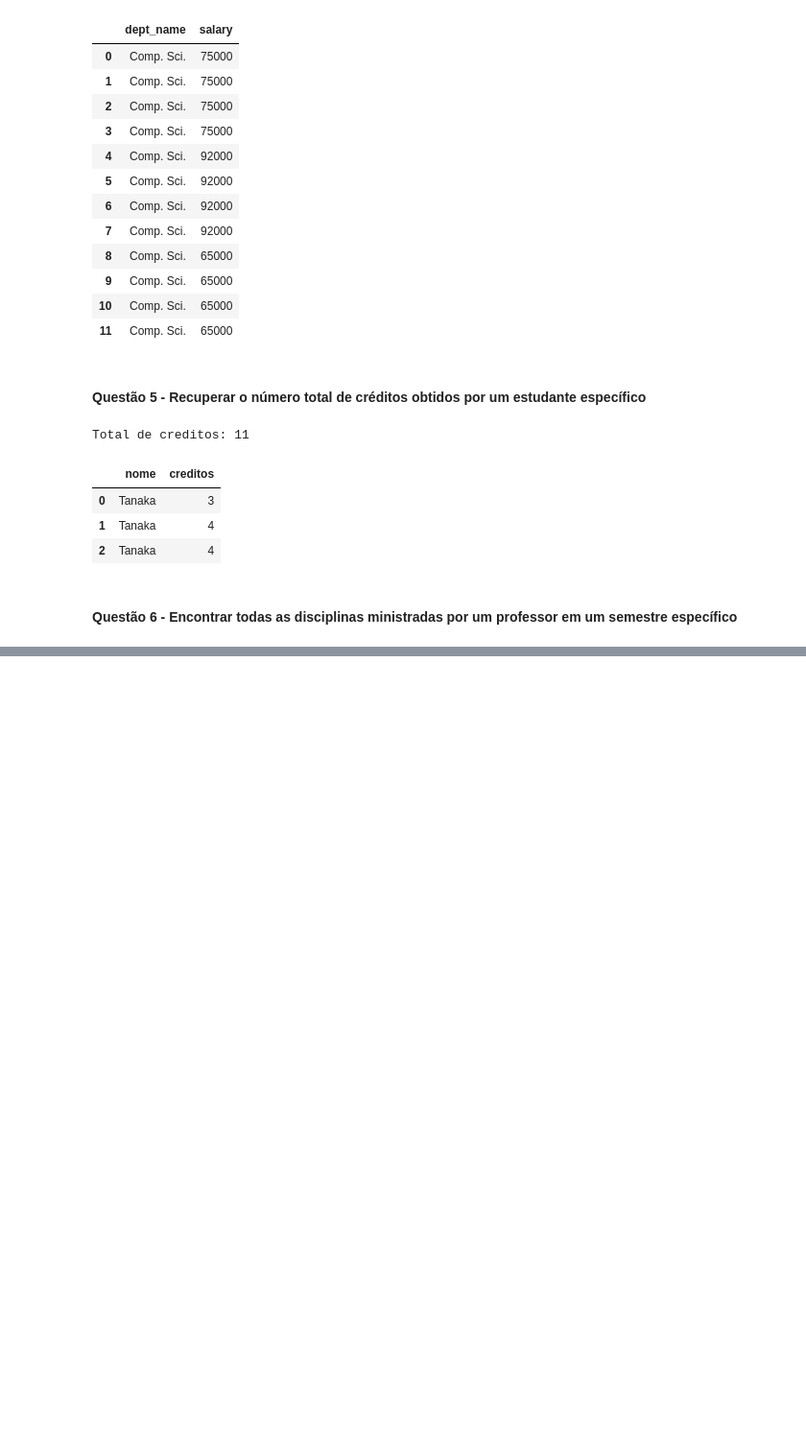
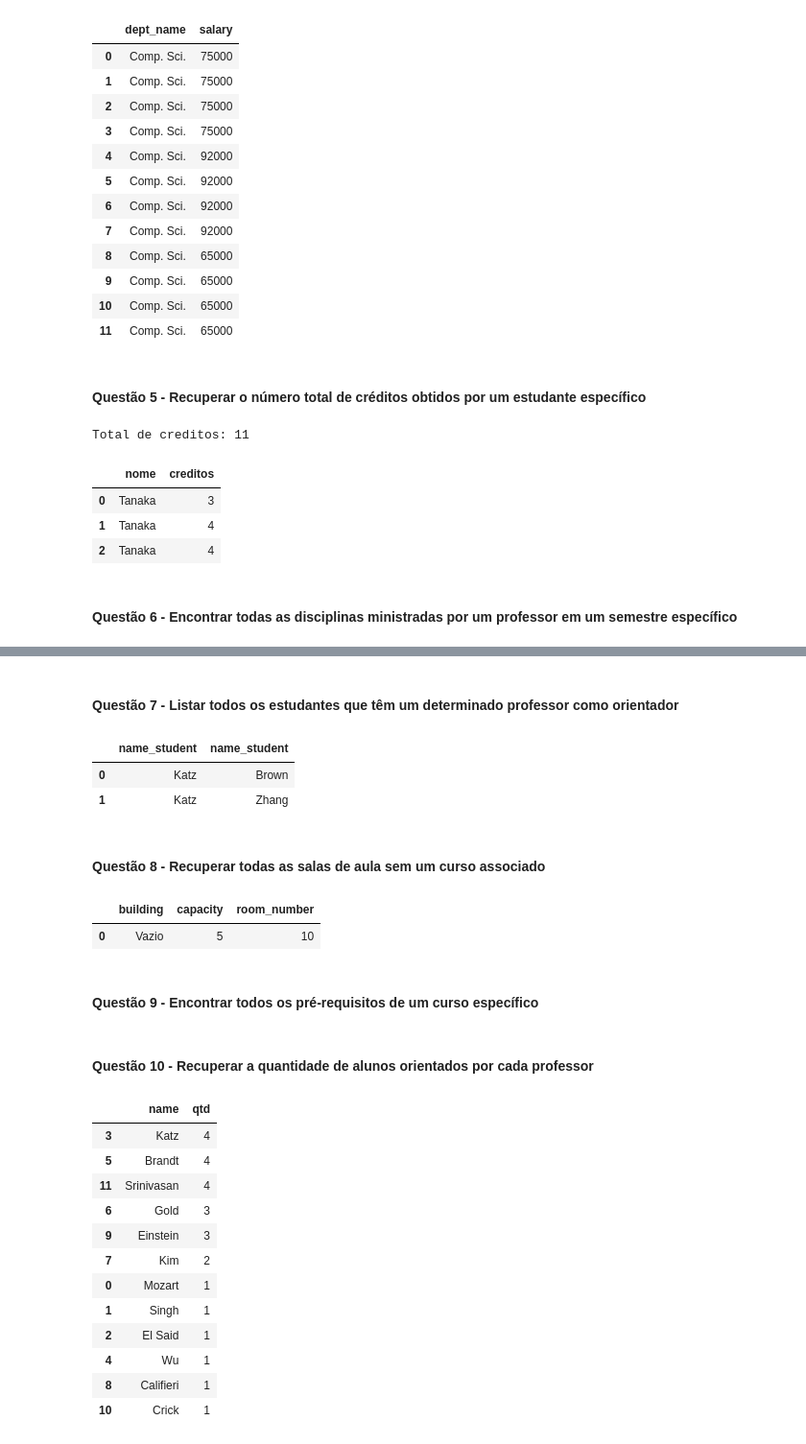
Before and after one commit to Massato01/BancoDeDadosAvancadoNoSQL, a Jupyter notebook: wide_column/main.ipynb, the cells around one changed output, grey strips where cells are left out. Shown: that part at 96% size. Cells and saved outputs as stored; diff of their text form; code cells hidden in the pictures; blank space fills up the shorter version.

```diff
--- a/wide_column/main.ipynb
+++ b/wide_column/main.ipynb
@@ -410 +550,75 @@ Total de creditos: 11
+# %% [markdown]
+#### Questão 7 - Listar todos os estudantes que têm um determinado professor como orientador
+# %%
+def orientador_aluno(instructor):
+    query = f"""
+    SELECT
+        name_instructor,
+        name_student
+    FROM
+        student_advisor
+    WHERE
+        name_instructor = '{instructor}'
+    ALLOW FILTERING;
+    """
+
+    students = session.execute(query)
+
+    df = pd.DataFrame(students, columns=['name_student', 'name_student'])
+
+    return df
+
+df = orientador_aluno('Katz')
+df
+# %% [output]
+|  | name_student | name_student |
+| 0 | Katz | Brown |
+| 1 | Katz | Zhang |
+# %% [markdown]
+#### Questão 8 - Recuperar todas as salas de aula sem um curso associado
+# %%
+def sala_curso():
+    query = f"""select * from classroom_section;"""
+
+    students = session.execute(query)
+
+    df = pd.DataFrame(students, columns=['building', 'capacity', 'room_number'])
+
+    return df
+
+df = sala_curso()
+df
+# %% [output]
+|  | building | capacity | room_number |
+| 0 | Vazio | 5 | 10 |
+# %% [markdown]
+#### Questão 9 - Encontrar todos os pré-requisitos de um curso específico
+# %% [markdown]
+#### Questão 10 - Recuperar a quantidade de alunos orientados por cada professor
+# %%
+def orientados_professor():
+    query = f"""SELECT name, count(id_instructor) AS qtd  FROM instructor_student GROUP BY name;"""
+
+    orientados = session.execute(query)
+
+    df = pd.DataFrame(orientados, columns=['name', 'qtd'])
+
+    return df
+
+df = orientados_professor()
+df.sort_values('qtd', ascending=False)
+# %% [output]
+|  | name | qtd |
+| 3 | Katz | 4 |
+| 5 | Brandt | 4 |
+| 11 | Srinivasan | 4 |
+| 6 | Gold | 3 |
+| 9 | Einstein | 3 |
+| 7 | Kim | 2 |
+| 0 | Mozart | 1 |
+| 1 | Singh | 1 |
+| 2 | El Said | 1 |
+| 4 | Wu | 1 |
+| 8 | Califieri | 1 |
+| 10 | Crick | 1 |
 # %%
```
Also changed, not shown: parts of 11 cells of this notebook, 2 other files.
